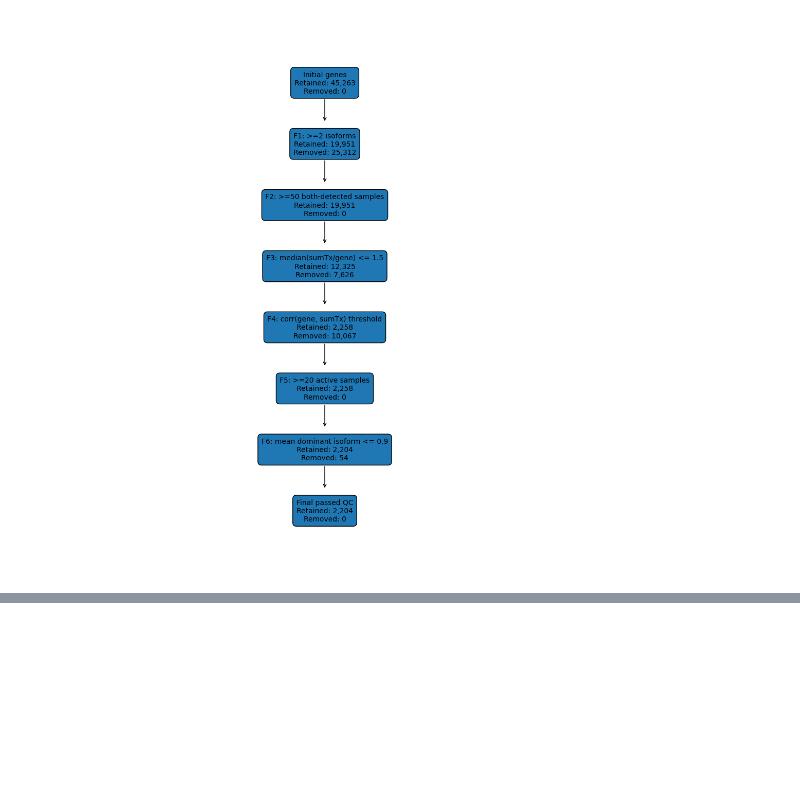
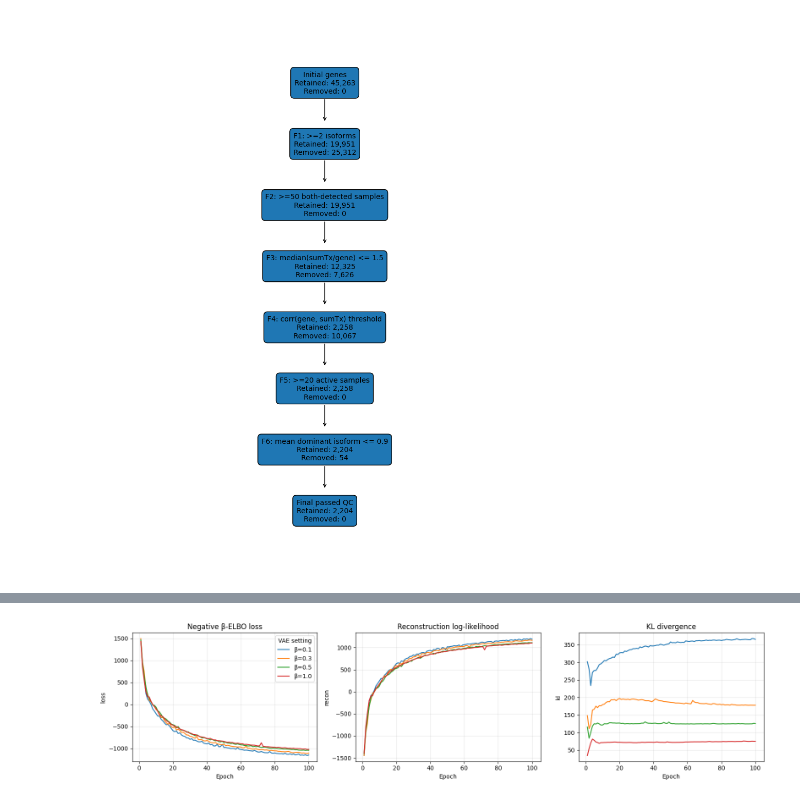
Before and after one commit to magordin/DL_project, a Jupyter notebook: notebooks/data_exploration_2.ipynb, the cells around one changed output, grey strips where cells are left out. Cells and saved outputs as stored; diff of their text form; code cells hidden in the pictures; blank space fills up the shorter version.

Commit message:
Refactor VAE training and representations pipeline

```diff
--- a/notebooks/data_exploration_2.ipynb
+++ b/notebooks/data_exploration_2.ipynb
@@ -423,0 +787,39 @@ Correlation: 1.0
+# %%
+import pandas as pd
+import matplotlib.pyplot as plt
+from pathlib import Path
+
+history_dir = Path("/work3/s252608/DL_project/results/vae_history")
+files = sorted(history_dir.glob("bulk_vae_dim128_beta*.csv"))
+
+histories = []
+
+for f in files:
+    df = pd.read_csv(f)
+    beta = df["beta"].iloc[0]
+    df["beta_label"] = f"β={beta}"
+    histories.append(df)
+
+history = pd.concat(histories, ignore_index=True)
+
+metrics = ["loss", "recon", "kl"]
+titles = ["Negative β-ELBO loss", "Reconstruction log-likelihood", "KL divergence"]
+
+fig, axes = plt.subplots(1, 3, figsize=(16, 4), sharex=True)
+
+for ax, metric, title in zip(axes, metrics, titles):
+    for beta_label, df_beta in history.groupby("beta_label"):
+        ax.plot(df_beta["epoch"], df_beta[metric], label=beta_label)
+
+    ax.set_title(title)
+    ax.set_xlabel("Epoch")
+    ax.set_ylabel(metric)
+    ax.grid(True, alpha=0.3)
+
+axes[0].legend(title="VAE setting")
+
+plt.tight_layout()
+plt.savefig("/work3/s252608/DL_project/results/vae_history/vae_beta_training_curves.png", dpi=300)
+plt.show()
+# %% [output]
+[figure, added]
```
Also changed, not shown: parts of 4 cells of this notebook, 8 other files.
